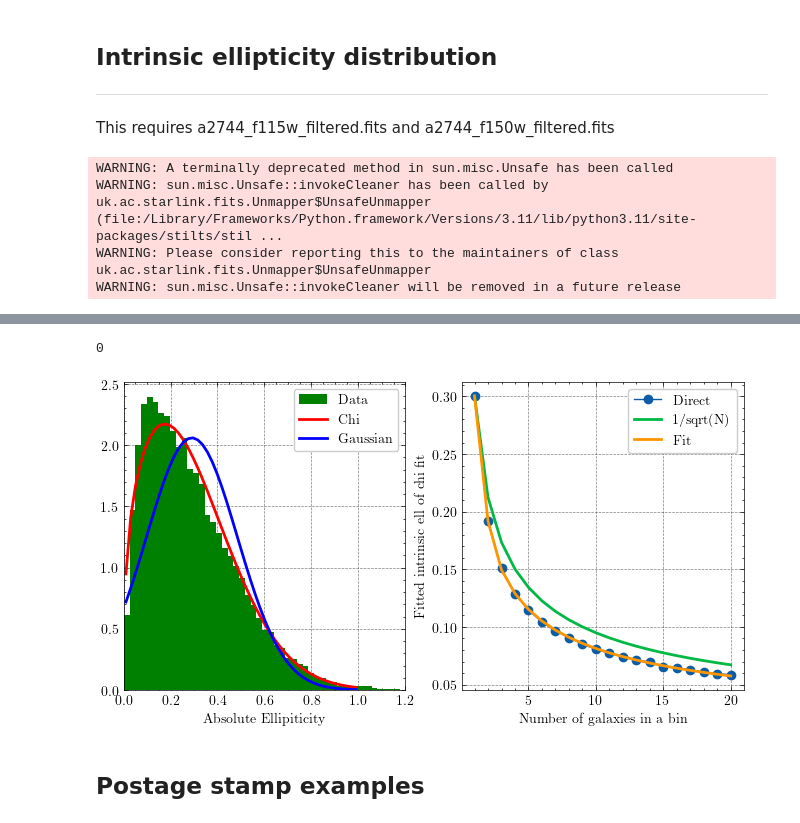
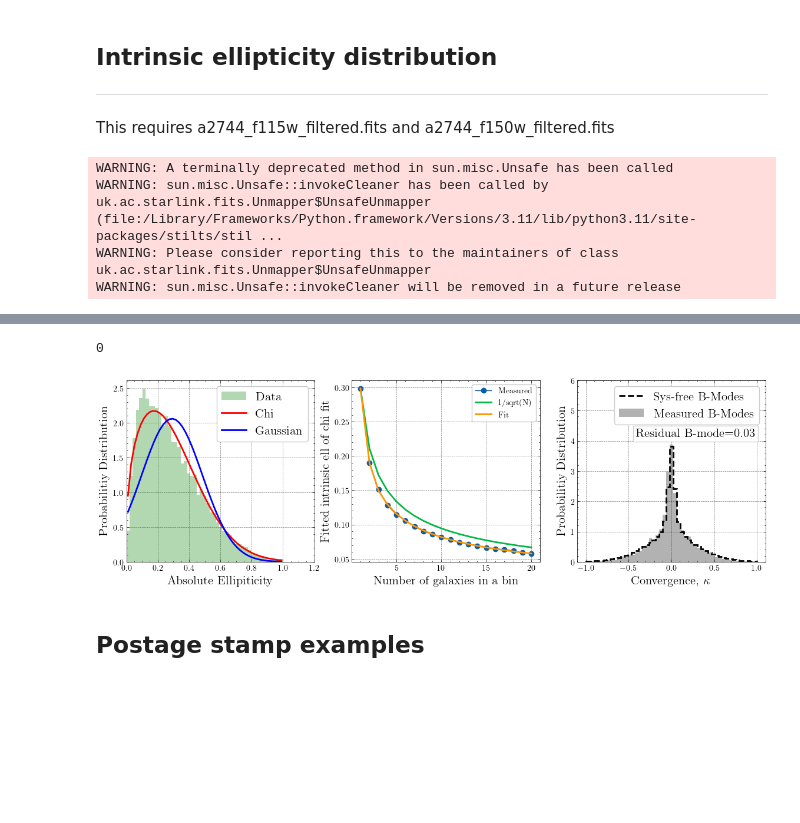
Before and after one commit to davidharvey1986/ml_a2744, a Jupyter notebook: notebooks/plots_for_paper.ipynb, the cells around one changed output, grey strips where cells are left out. Drawn from its saved outputs; the diff is of its cells as text; code cells hidden in the pictures; blank space fills up the shorter version.

```diff
--- a/notebooks/plots_for_paper.ipynb
+++ b/notebooks/plots_for_paper.ipynb
@@ -29,25 +33,37 @@ the paper. This requires
 ----
 This requires a2744_f115w_filtered.fits and a2744_f150w_filtered.fits
 # %%
+from scipy.stats import norm
+
 filter_list = ['concat']
-fig,axarr=plt.subplots(len(filter_list),2, figsize=(8,4))
+fig,axarr=plt.subplots(len(filter_list),3, figsize=(14,4))
 nbins=50
 if len(filter_list ) == 1:
     axarr = axarr[None,:]
 
 for ifx, ifilter in enumerate( filter_list):
     if ifilter=='concat':
-        cat_a_name =     f"../data/a2744/a2744_f115w_filtered.fits"
-        cat_b_name =     f"../data/a2744/a2744_f150w_filtered.fits"
+        cat_a_name =     f"../data/100/obs/a2744_f115w_filtered.fits"
+        cat_b_name =     f"../data/100/obs/a2744_f150w_filtered.fits"
         obs_data = combine_catalogues( cat_a_name, cat_b_name, identifier='NUMBER' )
     else:
-        obs_data = fits.open(f"../data/obs/a2744_{ifilter}_filtered.fits")[1].data
+        obs_data = fits.open(f"../data/100/obs/a2744_{ifilter}_filtered.fits")[1].data
     ax=axarr[ifx]
 
     x = np.linspace(0,1,nbins)
     data = np.sqrt(obs_data['e1']**2+obs_data['e2']**2)
-    ax[0].hist(data, density=True,bins=nbins,label='Data',color='g')
-
+    #ax[0].hist(data, density=True,bins=nbins,label='Data',color='g')
+    ydata, x = np.histogram( data, bins=x,density=True)
+    ax[0].stairs(
+        ydata,
+        x,
+        facecolor='g',
+        alpha=0.3,
+        fill=True,
+        linewidth=2,
+        color="g",
+        label='Data'
+    )
     gaussian_assumption = np.sqrt(
         norm.rvs( *norm.fit(obs_data['e1']), 2*obs_data['e1'].shape[0])**2 +
         norm.rvs( *norm.fit(obs_data['e2']), 2*obs_data['e1'].shape[0])**2
@@ -56,12 +72,6 @@ for ifx, ifilter in enumerate( filter_list):
     y, x = np.histogram(gaussian_assumption,bins=x,density=True)
 
     xc = (x[1:] + x[:-1])/2.
-
-    #ax[0].step( xc, y ,label='Gaussian', lw=2)
-
-    #ax[1].plot(np.linspace(-1,1,nbins),
-     #          norm.pdf(np.linspace(-1,1,nbins), *norm.fit(obs_data['e1'])),
-      #         label='Gaussian', lw=2)
 
     ervs = chi.rvs( *chi.fit(data),  int(data.shape[0]))
 
@@ -78,12 +88,12 @@ for ifx, ifilter in enumerate( filter_list):
 
 
 
-    ax[1].set_ylabel("Probability Distribution")
+    ax[1].set_ylabel("Probability Distribution",fontsize=15)
 
 
-    ax[0].set_xlabel("Absolute Ellipiticity")
+    ax[0].set_xlabel("Absolute Ellipiticity",fontsize=15)
     ax[0].set_xlim(0,1.2)
-    ax[0].legend()
+    ax[0].legend(fontsize=15)
 
     nmonte = 10000
     intrinsic_ell = []
@@ -108,15 +118,15 @@ for ifx, ifilter in enumerate( filter_list):
         intrinsic_ell.append(fit)
     intrinsic_ell = np.array(intrinsic_ell)
     ax[1].plot(
-        ngal_range, intrinsic_ell, '-o', label='Direct'
+        ngal_range, intrinsic_ell, '-o', label='Measured'
     )
     ax[1].plot(
         ngal_range, intrinsic_ell[0]/np.sqrt(ngal_range), '-',label='1/sqrt(N)', lw=2
     )
 
 
-    ax[1].set_xlabel("Number of galaxies in a bin")
-    ax[1].set_ylabel("Fitted intrinsic ell of chi fit")
+    ax[1].set_xlabel("Number of galaxies in a bin",fontsize=15)
+    ax[1].set_ylabel("Fitted intrinsic ell of chi fit",fontsize=15)
     ratio =  (intrinsic_ell[0]/np.sqrt(ngal_range)) / intrinsic_ell
 
 
@@ -137,6 +147,61 @@ for ifx, ifilter in enumerate( filter_list):
         ngal_range, intrinsic_ell[0]/(g1_func( ngal_range, *popt)*np.sqrt(ngal_range)), label='Fit', lw=2
     )
     ax[1].legend()
+ax[0].set_ylabel("Probabilitiy Distribution",fontsize=15)
+ax[2].set_ylabel("Probabilitiy Distribution",fontsize=15)
+
+######
+stacked_rotated_modes,obs_kappa_b = pkl.load(open("pickles/bmode_check.pkl","rb"))
+bins = np.linspace(-1,1,50)
+
+y_noise_floor, x =np.histogram(stacked_rotated_modes,bins=bins, density=True)
+y_b_modes, x =np.histogram(obs_kappa_b,bins=bins, density=True)
+
+xc = (x[1:] + x[:-1])/2.
+
+ax = ax[-1]
+
+ax.stairs(
+    y_noise_floor,
+    x,
+    fill=False,
+    linewidth=2,
+    color="k",
+    ls='--',
+    label='Sys-free B-Modes'
+)
+
+ax.stairs(
+    y_b_modes,
+    x,
+    fill='red',
+    alpha=0.3,
+    linewidth=2,
+    color="k",
+     label='Measured B-Modes'
+)
+#ax.stairs(
+#    y_b_modes,
+#    x,
+#    fill=None,
+#    linewidth=2,
+#    color="red",
+#    label='Measured B-Modes'
+#)
+residual_b = np.std(stacked_rotated_modes.flatten()) - np.std(obs_kappa_b.flatten())
+ax.text(0.31, 0.69, f"Residual B-mode={residual_b:0.2f}",
+        bbox=dict(
+        facecolor="white",
+        edgecolor="lightgrey",
+        boxstyle="square,pad=0.2",   # or "round,pad=0.3"
+        linewidth=1,
+    ),
+        transform=ax.transAxes, ha='left', fontsize=15)
+ax.set_xlabel(r"Convergence, $\kappa$",fontsize=15)
+ax.legend(loc=1,fontsize=15)
+ax.set_ylim(0,6)
+
+
 filename = "plots/intrinsic_ell.pdf"
 plt.savefig(filename)
 os.system("pdfcrop %s %s" % ( filename, filename))
@@ -152,7 +213,7 @@ WARNING: sun.misc.Unsafe::invokeCleaner will be removed in a future release
 PDFCROP 1.40, 2020/06/06 - Copyright (c) 2002-2020 by Heiko Oberdiek, Oberdiek Package Support Group.
 ==> 1 page written on `plots/intrinsic_ell.pdf'.
 0
-[figure, old version]
+[figure, new version]
 # %% [markdown]
 ## Postage stamp examples
 # %% [markdown]
```
Also changed, not shown: parts of 47 cells of this notebook, 22 other files.
